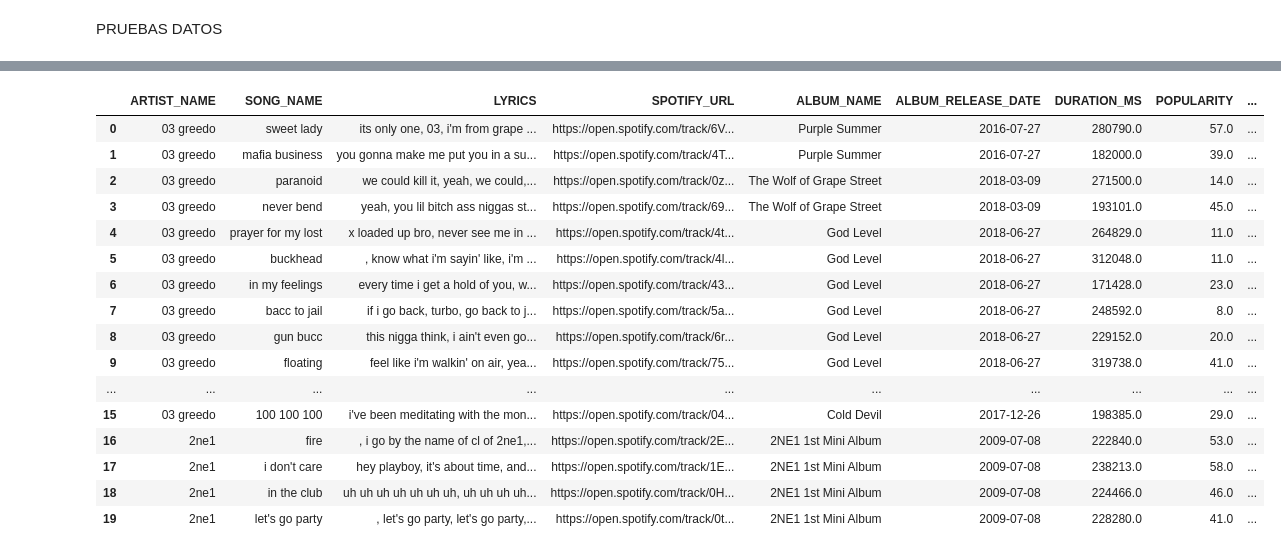
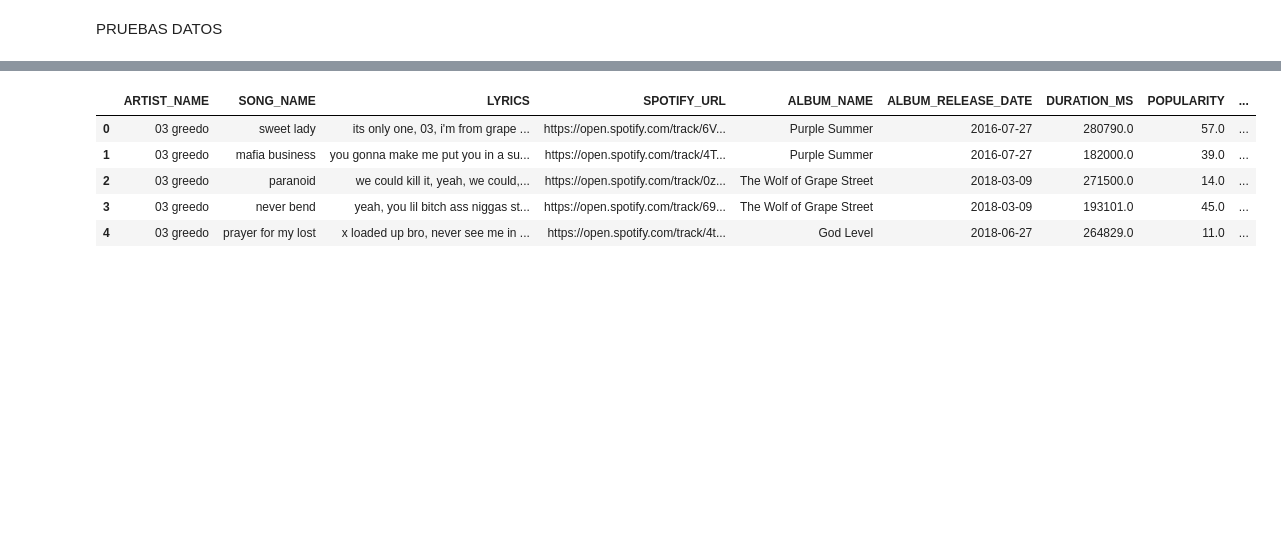
Before and after one commit to mezcolantriz/clasificador-letras, a Jupyter notebook: src/explore.ipynb, the cells around one changed output, grey strips where cells are left out. Cells and saved outputs as stored; diff of their text form; code cells hidden in the pictures; blank space fills up the shorter version.

```diff
--- a/src/explore.ipynb
+++ b/src/explore.ipynb
@@ -344,22 +345,11 @@ print(sabina_songs)
 
 [154 rows x 9 columns]
 # %%
-df_language.head(20)
+df_language.head(5)
 # %% [output]
 |  | ARTIST_NAME | SONG_NAME | LYRICS | SPOTIFY_URL | ALBUM_NAME | ALBUM_RELEASE_DATE | DURATION_MS | POPULARITY | ... |
 | 0 | 03 greedo | sweet lady | its only one, 03, i'm from grape ... | https://open.spotify.com/track/6V... | Purple Summer | 2016-07-27 | 280790.0 | 57.0 | ... |
 | 1 | 03 greedo | mafia business | you gonna make me put you in a su... | https://open.spotify.com/track/4T... | Purple Summer | 2016-07-27 | 182000.0 | 39.0 | ... |
 | 2 | 03 greedo | paranoid | we could kill it, yeah, we could,... | https://open.spotify.com/track/0z... | The Wolf of Grape Street | 2018-03-09 | 271500.0 | 14.0 | ... |
 | 3 | 03 greedo | never bend | yeah, you lil bitch ass niggas st... | https://open.spotify.com/track/69... | The Wolf of Grape Street | 2018-03-09 | 193101.0 | 45.0 | ... |
 | 4 | 03 greedo | prayer for my lost | x loaded up bro, never see me in ... | https://open.spotify.com/track/4t... | God Level | 2018-06-27 | 264829.0 | 11.0 | ... |
-| 5 | 03 greedo | buckhead | , know what i'm sayin' like, i'm ... | https://open.spotify.com/track/4l... | God Level | 2018-06-27 | 312048.0 | 11.0 | ... |
-| 6 | 03 greedo | in my feelings | every time i get a hold of you, w... | https://open.spotify.com/track/43... | God Level | 2018-06-27 | 171428.0 | 23.0 | ... |
-| 7 | 03 greedo | bacc to jail | if i go back, turbo, go back to j... | https://open.spotify.com/track/5a... | God Level | 2018-06-27 | 248592.0 | 8.0 | ... |
-| 8 | 03 greedo | gun bucc | this nigga think, i ain't even go... | https://open.spotify.com/track/6r... | God Level | 2018-06-27 | 229152.0 | 20.0 | ... |
-| 9 | 03 greedo | floating | feel like i'm walkin' on air, yea... | https://open.spotify.com/track/75... | God Level | 2018-06-27 | 319738.0 | 41.0 | ... |
-| ... | ... | ... | ... | ... | ... | ... | ... | ... | ... |
-| 15 | 03 greedo | 100 100 100 | i've been meditating with the mon... | https://open.spotify.com/track/04... | Cold Devil | 2017-12-26 | 198385.0 | 29.0 | ... |
-| 16 | 2ne1 | fire | , i go by the name of cl of 2ne1,... | https://open.spotify.com/track/2E... | 2NE1 1st Mini Album | 2009-07-08 | 222840.0 | 53.0 | ... |
-| 17 | 2ne1 | i don't care | hey playboy, it's about time, and... | https://open.spotify.com/track/1E... | 2NE1 1st Mini Album | 2009-07-08 | 238213.0 | 58.0 | ... |
-| 18 | 2ne1 | in the club | uh uh uh uh uh uh uh, uh uh uh uh... | https://open.spotify.com/track/0H... | 2NE1 1st Mini Album | 2009-07-08 | 224466.0 | 46.0 | ... |
-| 19 | 2ne1 | let's go party | , let's go party, let's go party,... | https://open.spotify.com/track/0t... | 2NE1 1st Mini Album | 2009-07-08 | 228280.0 | 41.0 | ... |
```
Also changed, not shown: parts of 1 cell of this notebook, 1 other file.
